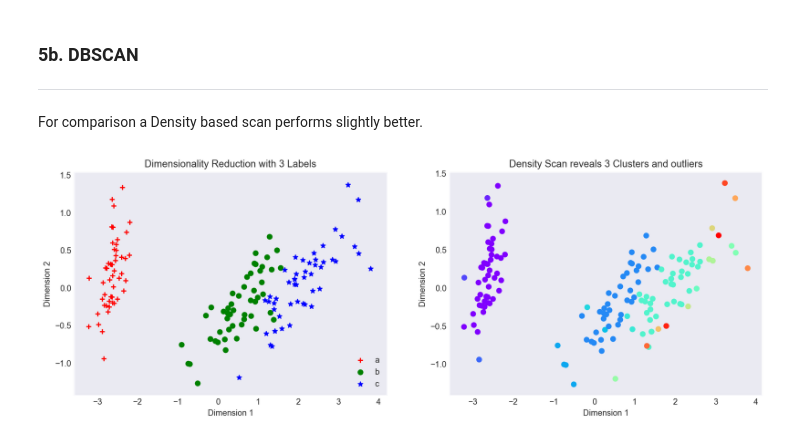
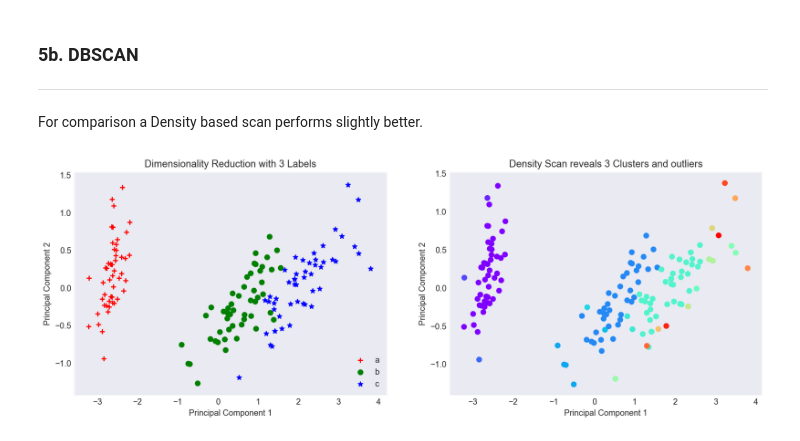
Before and after one commit to factorwonk/bcgdv, a Jupyter notebook: 1. BCGDV Clustering.ipynb, the cells around one changed output. Saved outputs shown, nothing was run; the diff lists cells and outputs as text; code cells hidden in the pictures.

```diff
--- a/1. BCGDV Clustering.ipynb
+++ b/1. BCGDV Clustering.ipynb
@@ -244,29 +244,29 @@ For comparison a Density based scan performs slightly better.
 # %%
 dbscan = DBSCAN(eps=0.4, min_samples=1)
 dbscan.fit_predict(df)
 dblabels = dbscan.labels_
 # Let's plot the reduced feature set
 (fig, ax) = plt.subplots(nrows=1, ncols=2, figsize=(15,5))
 for i in range(0, results.shape[0]):
     if original_df.A5[i] == 'a':
         c1 = ax[0].scatter(results[i,0],results[i,1],c='r',marker='+')
     elif original_df.A5[i] == 'b':
         c2 = ax[0].scatter(results[i,0],results[i,1],c='g',marker='o')
     elif original_df.A5[i] == 'c':
         c3 = ax[0].scatter(results[i,0],results[i,1],c='b',marker='*')
 ax[0].legend([c1, c2, c3], ['a','b','c'])
 ax[0].set_title('Dimensionality Reduction with 3 Labels')
-ax[0].set_xlabel('Dimension 1')
-ax[0].set_ylabel('Dimension 2')
+ax[0].set_xlabel('Principal Component 1')
+ax[0].set_ylabel('Principal Component 2')
 
 kmeans = KMeans(n_clusters=2, random_state = 123)
 kmeans.fit(df)
 labels = kmeans.labels_
 centroids = kmeans.cluster_centers_
 ax[1].scatter(results[:,0], results[:,1], c=dblabels, cmap='rainbow')
 ax[1].set_title('Density Scan reveals 3 Clusters and outliers')
-ax[1].set_xlabel('Dimension 1')
-ax[1].set_ylabel('Dimension 2')
+ax[1].set_xlabel('Principal Component 1')
+ax[1].set_ylabel('Principal Component 2')
 None
 # %% [output]
-[figure, old version]
+[figure, new version]
```
Also changed, not shown: parts of 4 cells of this notebook.
